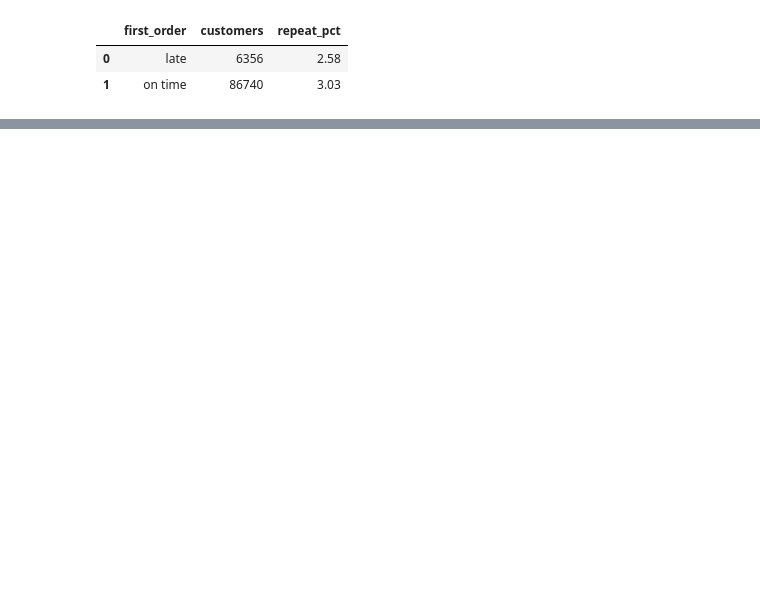
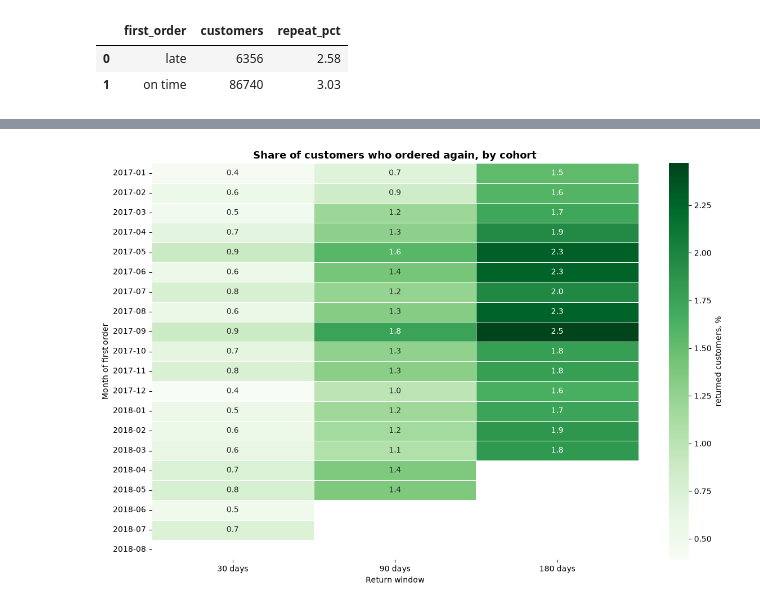
Before and after one commit to radmirmudarisov77-sketch/olist-ecommerce-sql-analysis, a Jupyter notebook: notebooks/02_eda.ipynb, the cells around one changed output, grey strips where cells are left out. Drawn from its saved outputs; the diff is of its cells as text; code cells hidden in the pictures; blank space fills up the shorter version.

```diff
--- a/notebooks/02_eda.ipynb
+++ b/notebooks/02_eda.ipynb
@@ -98,0 +172,48 @@ first
+# %%
+coh = pd.read_sql("""
+    with o as (
+        select c.customer_unique_id,
+               d.order_purchase_timestamp as ts,
+               row_number() over (partition by c.customer_unique_id
+                                  order by d.order_purchase_timestamp) as rn
+        from orders_delivered d
+        join customers c on c.customer_id = d.customer_id
+    ),
+    pairs as (
+        select f.customer_unique_id,
+               date_trunc('month', f.ts)::date as cohort,
+               f.ts as first_ts,
+               s.ts as second_ts
+        from o f
+        left join o s on s.customer_unique_id = f.customer_unique_id and s.rn = 2
+        where f.rn = 1
+    ),
+    last_day as (
+        select max(order_purchase_timestamp) as last_ts from orders_delivered
+    )
+    select cohort,
+           count(*) as customers,
+           round(100.0 * avg(coalesce(second_ts::date - first_ts::date between 1 and 30, false)::int)
+                 filter (where first_ts <= last_ts - interval '30 days'), 2)::float as ret_30,
+           round(100.0 * avg(coalesce(second_ts::date - first_ts::date between 1 and 90, false)::int)
+                 filter (where first_ts <= last_ts - interval '90 days'), 2)::float as ret_90,
+           round(100.0 * avg(coalesce(second_ts::date - first_ts::date between 1 and 180, false)::int)
+                 filter (where first_ts <= last_ts - interval '180 days'), 2)::float as ret_180
+    from pairs, last_day
+    group by cohort
+    order by cohort
+""", engine)
+
+hm = coh.set_index(coh["cohort"].astype(str).str[:7])[["ret_30", "ret_90", "ret_180"]]
+hm.columns = ["30 days", "90 days", "180 days"]
+plt.figure(figsize=(12, 8))
+sns.heatmap(hm, annot=True, fmt=".1f", cmap="Greens", linewidths=0.5,
+            cbar_kws={"label": "returned customers, %"})
+plt.title("Share of customers who ordered again, by cohort", fontsize=13, weight="bold")
+plt.xlabel("Return window")
+plt.ylabel("Month of first order")
+plt.tight_layout()
+plt.savefig("../images/cohort_heatmap.png", dpi=150, bbox_inches="tight")
+plt.show()
+# %% [output]
+[figure, added]
```
Also changed, not shown: parts of 15 cells of this notebook, 13 other files.
